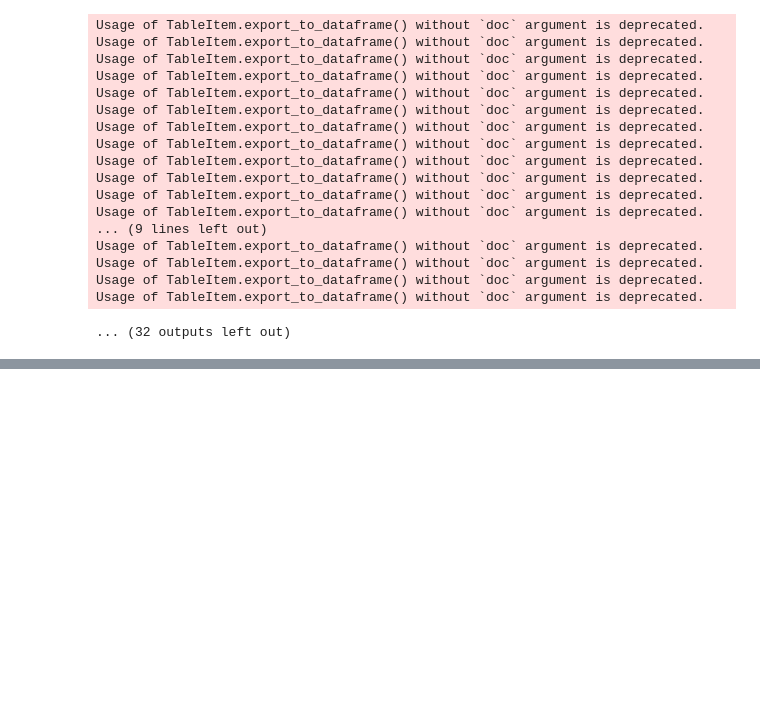
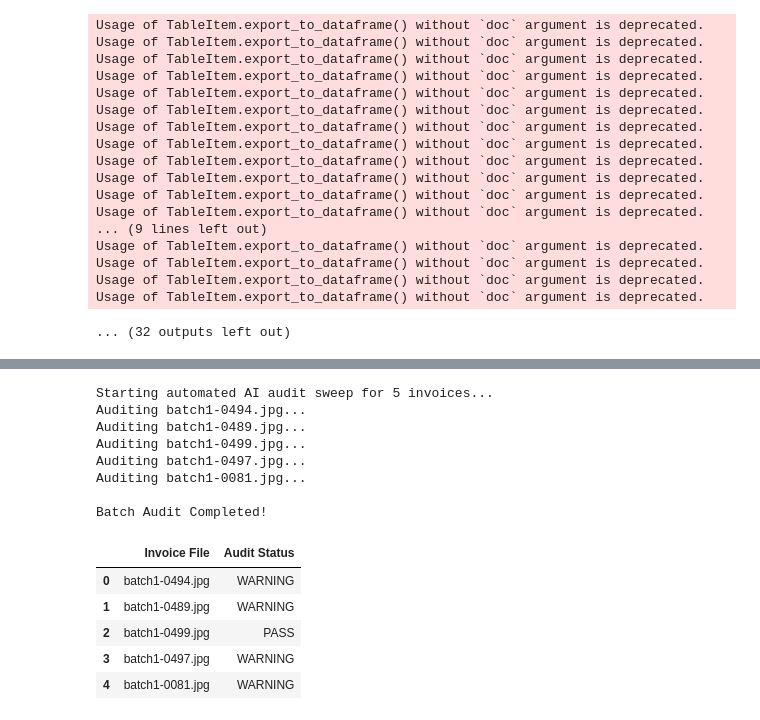
Before and after one commit to Swari369/Invoice_Automation_Project, a Jupyter notebook: Project.ipynb, the cells around one changed output, grey strips where cells are left out. Saved outputs shown, nothing was run; the diff lists cells and outputs as text; code cells hidden in the pictures; blank space fills up the shorter version.

```diff
--- a/Project.ipynb
+++ b/Project.ipynb
@@ -1,7 +1,12 @@
 # %%
+import os
+import time
 import pandas as pd
-df = pd.read_csv("batch_1/batch_1/batch1_1.csv")
-df.head()
+from IPython.display import display, Markdown
+
+# Load the baseline data for verification tracking
+df_base = pd.read_csv("batch_1/batch_1/batch1_1.csv")
+df_base.head()
 # %% [output]
 |  | File Name | Json Data | OCRed Text |
 | 0 | batch1-0494.jpg | \n{\n "invoice": {\n "client_name... | Invoice no: 84652373 Date of issu... |
@@ -497,0 +548,71 @@ Usage of TableItem.export_to_dataframe() without `doc` argument is deprecated.
+# %%
+import time
+import pandas as pd
+
+def run_batch_audit(dataframe, sample_size=5):
+    # Get a list of unique invoice files from our dataset
+    unique_invoices = dataframe["source_invoice"].unique()[:sample_size]
+    audit_results = []
+
+    print(f"Starting automated AI audit sweep for {len(unique_invoices)} invoices...")
+
+    for invoice_file in unique_invoices:
+        print(f"Auditing {invoice_file}...")
+        invoice_rows = dataframe[dataframe["source_invoice"] == invoice_file]
+
+        # Format rows into markdown text
+        table_str = invoice_rows[['Description', 'Qty', 'Net price', 'Gross worth']].to_markdown(index=False)
+
+        prompt = f"""
+        You are a senior forensic data auditor. Analyze the following extracted invoice items table for file '{invoice_file}'.
+        1. Verify if (Qty * Net price) matches financial totals.
+        2. Flag any corrupt text or suspicious descriptions.
+        3. End your response with a single line strictly using this format: "FINAL_STATUS: [PASS or WARNING]"
+
+        Data:
+        {table_str}
+        """
+
+        try:
+            completion = client.chat.completions.create(
+                model="openrouter/free",
+                messages=[{"role": "user", "content": prompt}]
+            )
+            ai_response = completion.choices[0].message.content
+
+            # Extract the simple status flag from the response text
+            status = "PASS" if "FINAL_STATUS: PASS" in ai_response else "WARNING"
+
+            audit_results.append({
+                "Invoice File": invoice_file,
+                "Audit Status": status,
+                "Detailed AI Report": ai_response
+            })
+
+            # Brief sleep to respect API rate boundaries
+            time.sleep(1)
+
+        except Exception as e:
+            print(f"Error auditing {invoice_file}: {e}")
+
+    return pd.DataFrame(audit_results)
+
+# Execute the batch audit function on the first 5 invoices
+df_audit_log = run_batch_audit(df_ext, sample_size=5)
+print("\nBatch Audit Completed!")
+df_audit_log[["Invoice File", "Audit Status"]]
+# %% [output]
+Starting automated AI audit sweep for 5 invoices...
+Auditing batch1-0494.jpg...
+Auditing batch1-0489.jpg...
+Auditing batch1-0499.jpg...
+Auditing batch1-0497.jpg...
+Auditing batch1-0081.jpg...
+
+Batch Audit Completed!
+|  | Invoice File | Audit Status |
+| 0 | batch1-0494.jpg | WARNING |
+| 1 | batch1-0489.jpg | WARNING |
+| 2 | batch1-0499.jpg | PASS |
+| 3 | batch1-0497.jpg | WARNING |
+| 4 | batch1-0081.jpg | WARNING |
```
Also changed, not shown: parts of 27 cells of this notebook, 9 other files.
